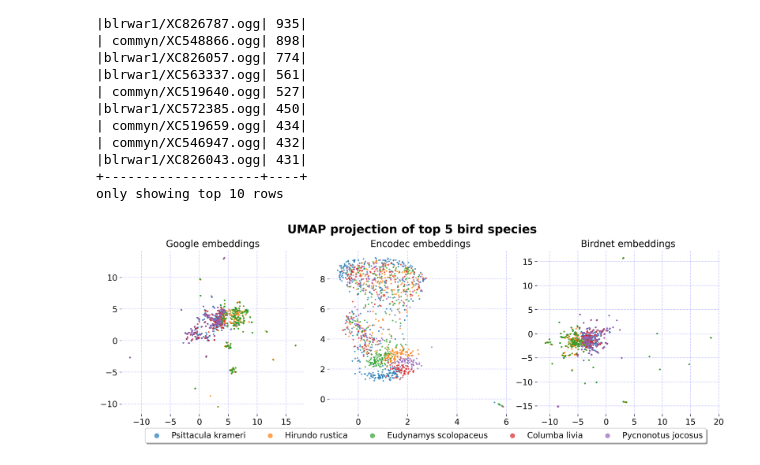
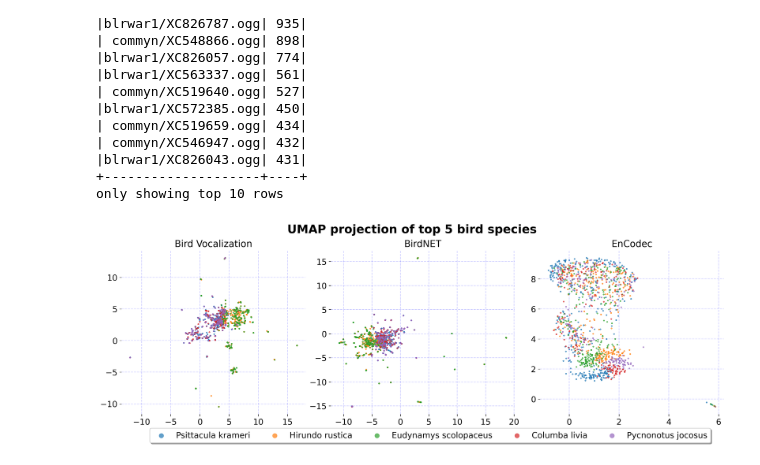
Before and after one commit to dsgt-kaggle-clef/birdclef-2024, a Jupyter notebook: notebooks/preprocessing/2024-06-20-mg-umap-cluster.ipynb, the cells around one changed output. Saved outputs shown, nothing was run; the diff lists cells and outputs as text; code cells hidden in the pictures.

Commit message:
updated umap plot

```diff
--- a/notebooks/preprocessing/2024-06-20-mg-umap-cluster.ipynb
+++ b/notebooks/preprocessing/2024-06-20-mg-umap-cluster.ipynb
@@ -307,7 +307,7 @@ def plot_umap_clusters(
         weight="bold",
     )
     # titles for each subplot
-    titles = ["Google embeddings", "Encodec embeddings", "Birdnet embeddings"]
+    titles = ["Bird Vocalization", "BirdNET", "EnCodec"]
 
     for i, pandas_df in enumerate(pandas_df_list):
         # Create a scatter plot, color-coded by new species_idx
@@ -351,8 +351,8 @@ def plot_umap_clusters(
     plt.savefig(f"{path}/figures/umap_cluster.png", bbox_inches="tight")
     plt.show()
 # %%
-pandas_df_list = [google_pandas_df, encodec_pandas_df, birdnet_pandas_df]
-embedding_list = [google_embedding, encodec_embedding, birdnet_embedding]
+pandas_df_list = [google_pandas_df, birdnet_pandas_df, encodec_pandas_df]
+embedding_list = [google_embedding, birdnet_embedding, encodec_embedding]
 plot_umap_clusters(pandas_df_list, embedding_list)
 # %% [output]
-[figure, old version]
+[figure, new version]
```
Also changed, not shown: 1 other file.
